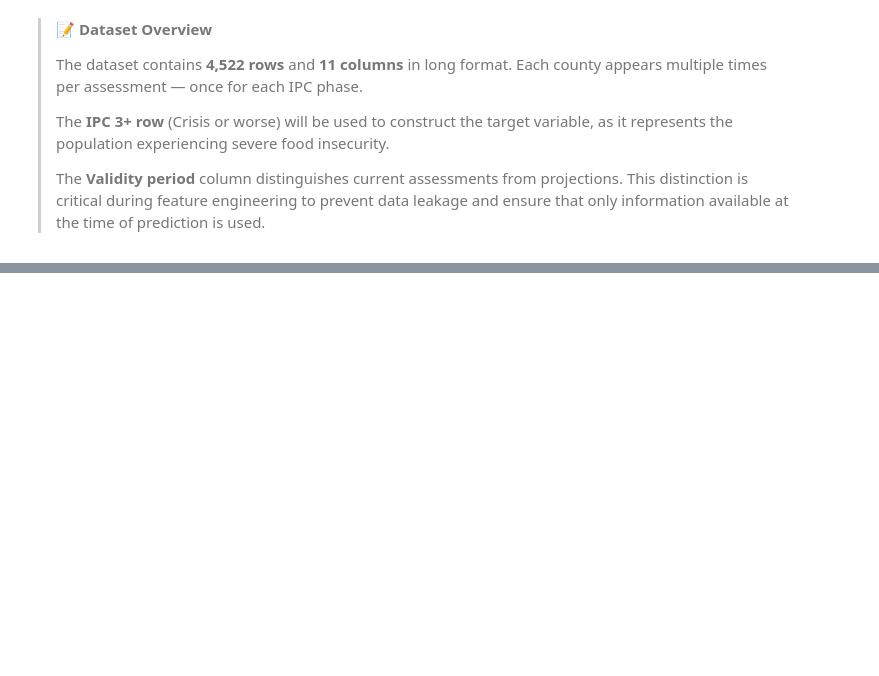
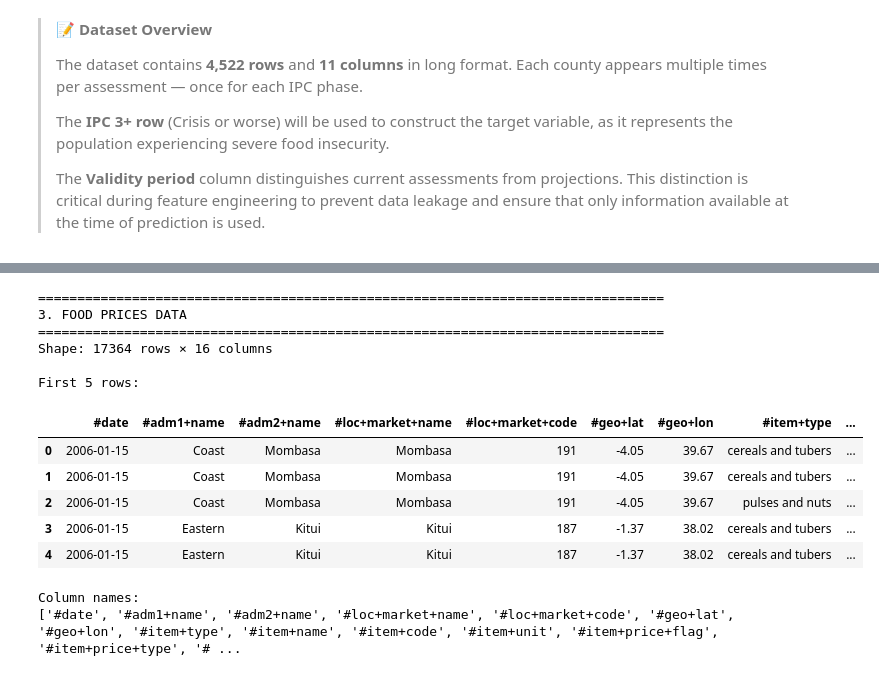
Before and after one commit to MrDenzy/PHASE-5-PROJECT---Forecasting-County-Level-Acute-Food-Insecurity-in-Kenya-Using-Climate-Shocks-Mark, a Jupyter notebook: notebooks/blex.ipynb, the cells around one changed output, grey strips where cells are left out. Saved outputs shown, nothing was run; the diff lists cells and outputs as text; code cells hidden in the pictures; blank space fills up the shorter version.

```diff
--- a/notebooks/blex.ipynb
+++ b/notebooks/blex.ipynb
@@ -521,0 +614,30 @@ Column names:
+# %%
+print("\033[1;34m" + "="*80 + "\033[0m")  # Blue header
+print("\033[1;34m3. FOOD PRICES DATA\033[0m")
+print("\033[1;34m" + "="*80 + "\033[0m")
+
+# Shape
+print(f"Shape: {prices_df.shape[0]} rows × {prices_df.shape[1]} columns\n")
+
+# Preview first 5 rows
+print("First 5 rows:")
+display(prices_df.head())
+
+# Column names
+print("\nColumn names:")
+print(prices_df.columns.tolist())
+# %% [output]
+================================================================================
+3. FOOD PRICES DATA
+================================================================================
+Shape: 17364 rows × 16 columns
+
+First 5 rows:
+|  | #date | #adm1+name | #adm2+name | #loc+market+name | #loc+market+code | #geo+lat | #geo+lon | #item+type | ... |
+| 0 | 2006-01-15 | Coast | Mombasa | Mombasa | 191 | -4.05 | 39.67 | cereals and tubers | ... |
+| 1 | 2006-01-15 | Coast | Mombasa | Mombasa | 191 | -4.05 | 39.67 | cereals and tubers | ... |
+| 2 | 2006-01-15 | Coast | Mombasa | Mombasa | 191 | -4.05 | 39.67 | pulses and nuts | ... |
+| 3 | 2006-01-15 | Eastern | Kitui | Kitui | 187 | -1.37 | 38.02 | cereals and tubers | ... |
+| 4 | 2006-01-15 | Eastern | Kitui | Kitui | 187 | -1.37 | 38.02 | cereals and tubers | ... |
+Column names:
+['#date', '#adm1+name', '#adm2+name', '#loc+market+name', '#loc+market+code', '#geo+lat', '#geo+lon', '#item+type', '#item+name', '#item+code', '#item+unit', '#item+price+flag', '#item+price+type', '# ...
```
Also changed, not shown: parts of 12 cells of this notebook.
